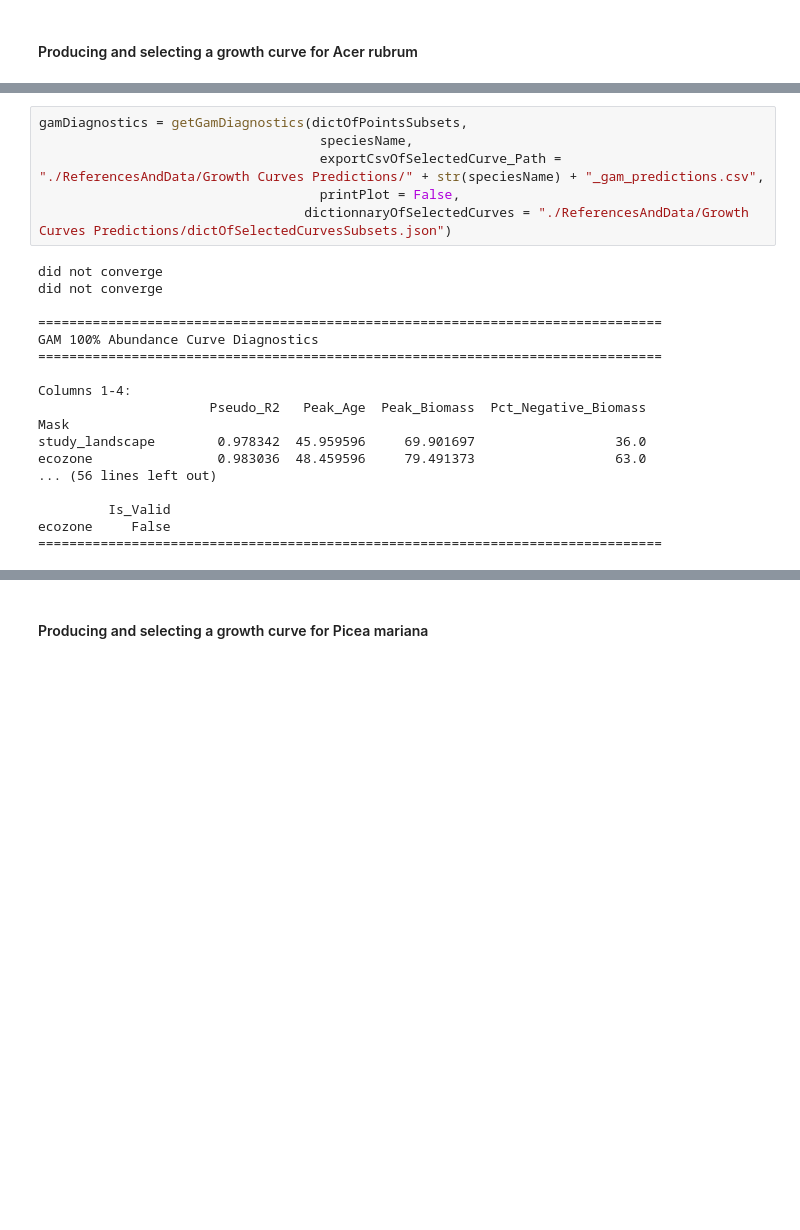
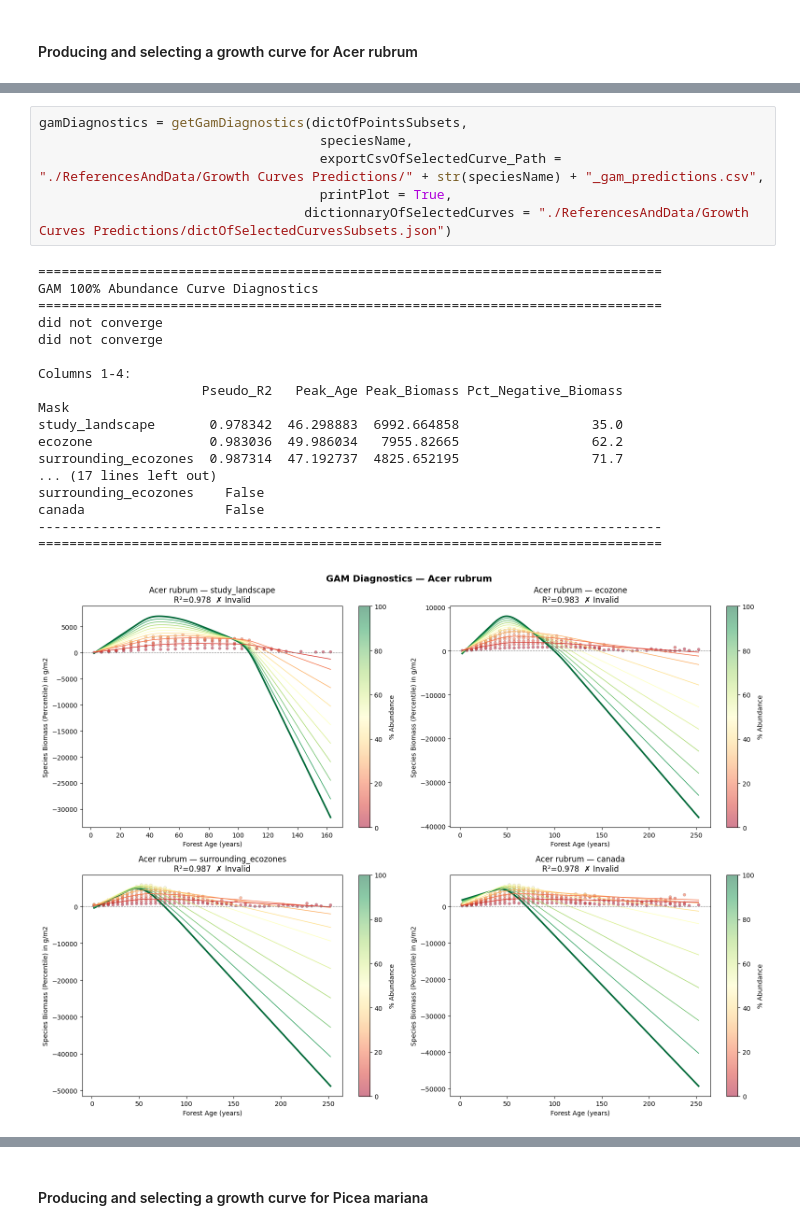
Before and after one commit to Klemet/Calibration_PnET_DIVERSE, a Jupyter notebook: calibrationJupyterBook/StartingCalibrationTest/4.Getting_the_empirical_data.ipynb, the cells around one changed output, grey strips where cells are left out. Cells and saved outputs as stored; diff of their text form; blank space fills up the shorter version.

```diff
--- a/calibrationJupyterBook/StartingCalibrationTest/4.Getting_the_empirical_data.ipynb
+++ b/calibrationJupyterBook/StartingCalibrationTest/4.Getting_the_empirical_data.ipynb
@@ -363,24 +419,25 @@ Applied monotonic abundance constraint - kept 251 entries
 # %%
 gamDiagnostics = getGamDiagnostics(dictOfPointsSubsets,
                                     speciesName,
                                     exportCsvOfSelectedCurve_Path = "./ReferencesAndData/Growth Curves Predictions/" + str(speciesName) + "_gam_predictions.csv",
-                                    printPlot = False,
+                                    printPlot = True,
                                   dictionnaryOfSelectedCurves = "./ReferencesAndData/Growth Curves Predictions/dictOfSelectedCurvesSubsets.json")
 # %% [output]
+================================================================================
+GAM 100% Abundance Curve Diagnostics
+================================================================================
 did not converge
 did not converge
 
+Columns 1-4:
+                     Pseudo_R2   Peak_Age Peak_Biomass Pct_Negative_Biomass
+Mask
+study_landscape       0.978342  46.298883  6992.664858                 35.0
+ecozone               0.983036  49.986034   7955.82665                 62.2
+surrounding_ecozones  0.987314  47.192737  4825.652195                 71.7
+... (17 lines left out)
+surrounding_ecozones    False
+canada                  False
+--------------------------------------------------------------------------------
 ================================================================================
-GAM 100% Abundance Curve Diagnostics
-================================================================================
-
-Columns 1-4:
-                      Pseudo_R2   Peak_Age  Peak_Biomass  Pct_Negative_Biomass
-Mask
-study_landscape        0.978342  45.959596     69.901697                  36.0
-ecozone                0.983036  48.459596     79.491373                  63.0
-... (56 lines left out)
-
-         Is_Valid
-ecozone     False
-================================================================================
+[figure, added]
```
Also changed, not shown: parts of 7 cells of this notebook, 2 other files.
